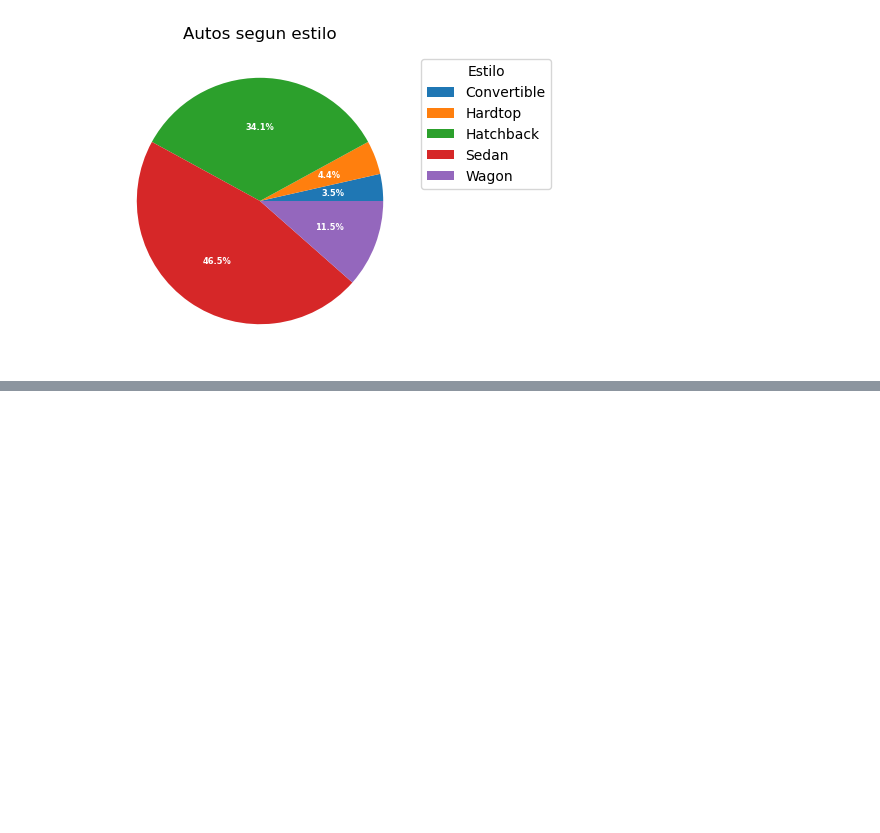
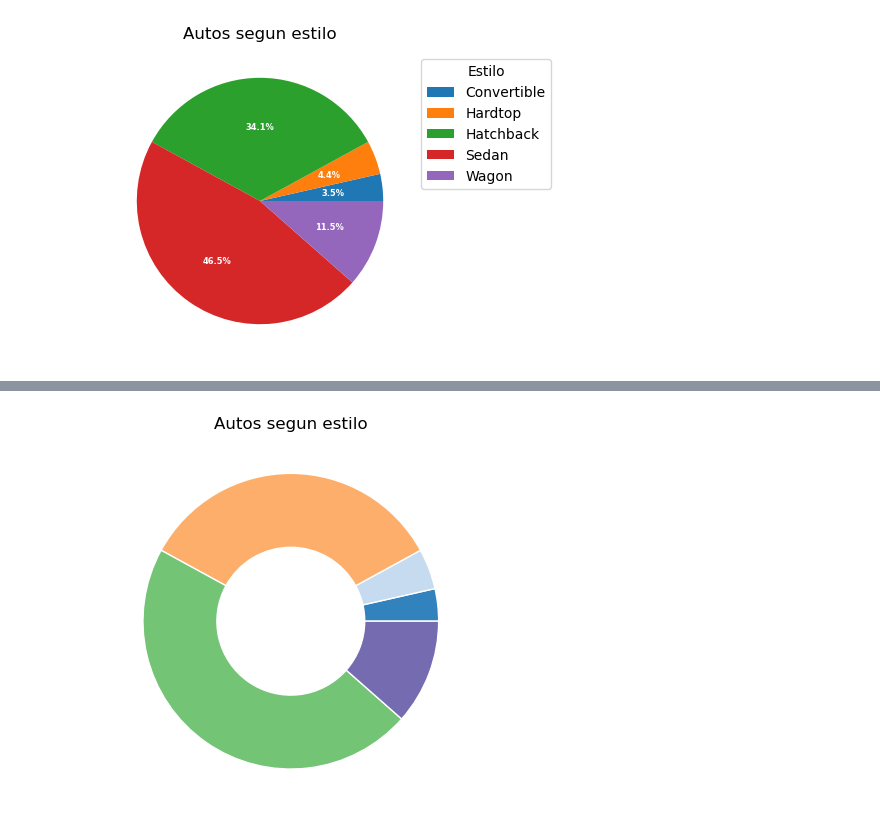
Before and after one commit to lmejicano/DataAnalystModulo2, a Jupyter notebook: AnalisisDatos_Autos.ipynb, the cells around one changed output, grey strips where cells are left out. Drawn from its saved outputs; the diff is of its cells as text; code cells hidden in the pictures; blank space fills up the shorter version.

```diff
--- a/AnalisisDatos_Autos.ipynb
+++ b/AnalisisDatos_Autos.ipynb
@@ -945,0 +959,4 @@ plt.show()
+# %%
+gf5 = df_Autos.groupby(['style']).count()
+gf5 = gf4.iloc[:,:1]
+gf5
@@ -945,0 +971,28 @@ plt.show()
+# %%
+#Ejercicio para generar un grafico de anillos usando la columna de "style"
+fig, ax = plt.subplots()
+
+data = gf5['symboling'].tolist()
+#estilo = ['Convertible','Hardtop','Hatchback','Sedan','Wagon']
+
+
+size = 0.5
+#vals = np.array([[60., 0.], [37., 40.], [29., 10.]])
+vals = np.array(data)
+
+cmap = plt.colormaps["tab20c"]
+outer_colors = cmap(np.arange(5)*3)
+#inner_colors = cmap([1, 2, 5, 6, 9])
+
+ax.pie(vals, radius=1, colors=outer_colors,
+       wedgeprops=dict(width=size, edgecolor='w'))
+
+#ax.pie(vals.flatten(), radius=1-size, colors=inner_colors,
+#       wedgeprops=dict(width=size, edgecolor='w'))
+
+#ax.legend(wedges, estilo,title ='Estilo',loc="center left",bbox_to_anchor=(1, 0, 0.5, 1.5))
+
+ax.set(aspect="equal", title='Autos segun estilo')
+plt.show()
+# %% [output]
+[figure, added]
```
Also changed, not shown: parts of 6 cells of this notebook.
